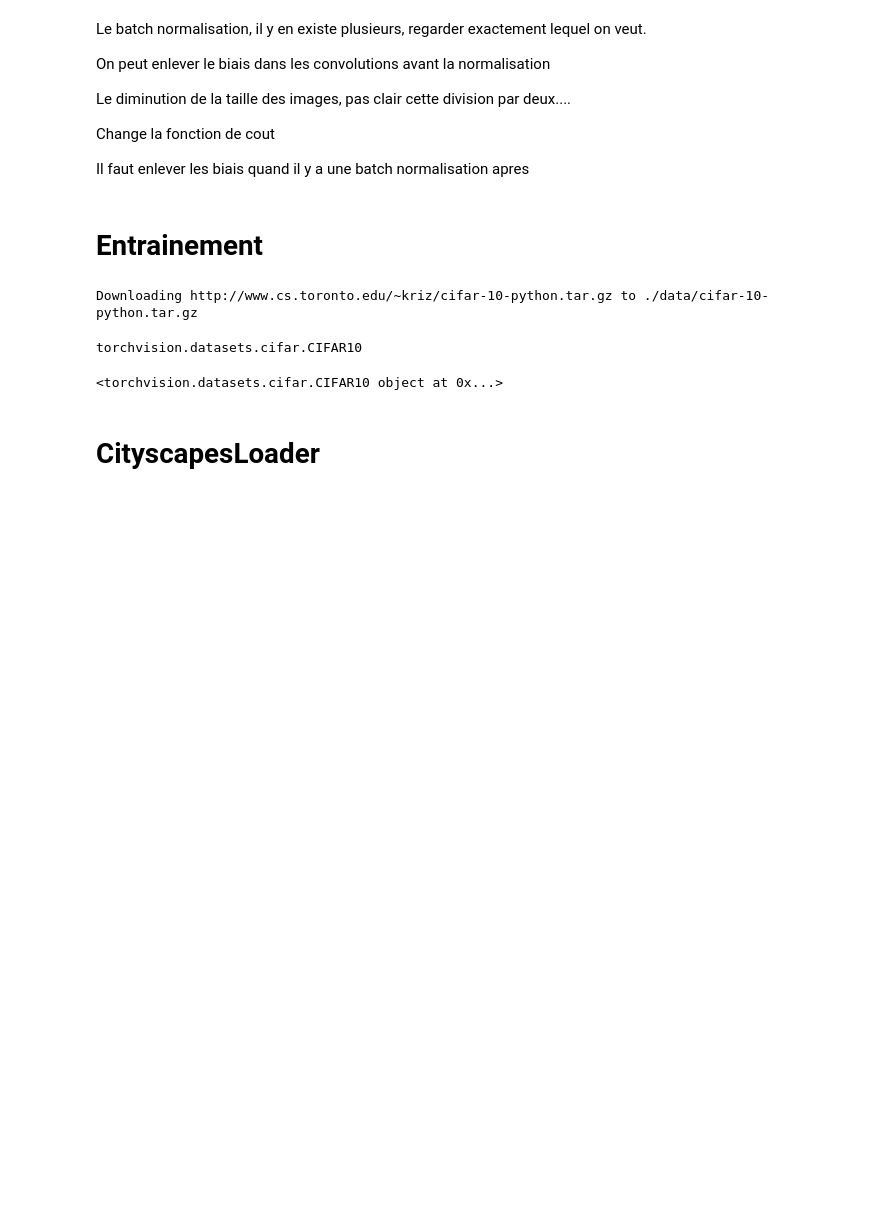
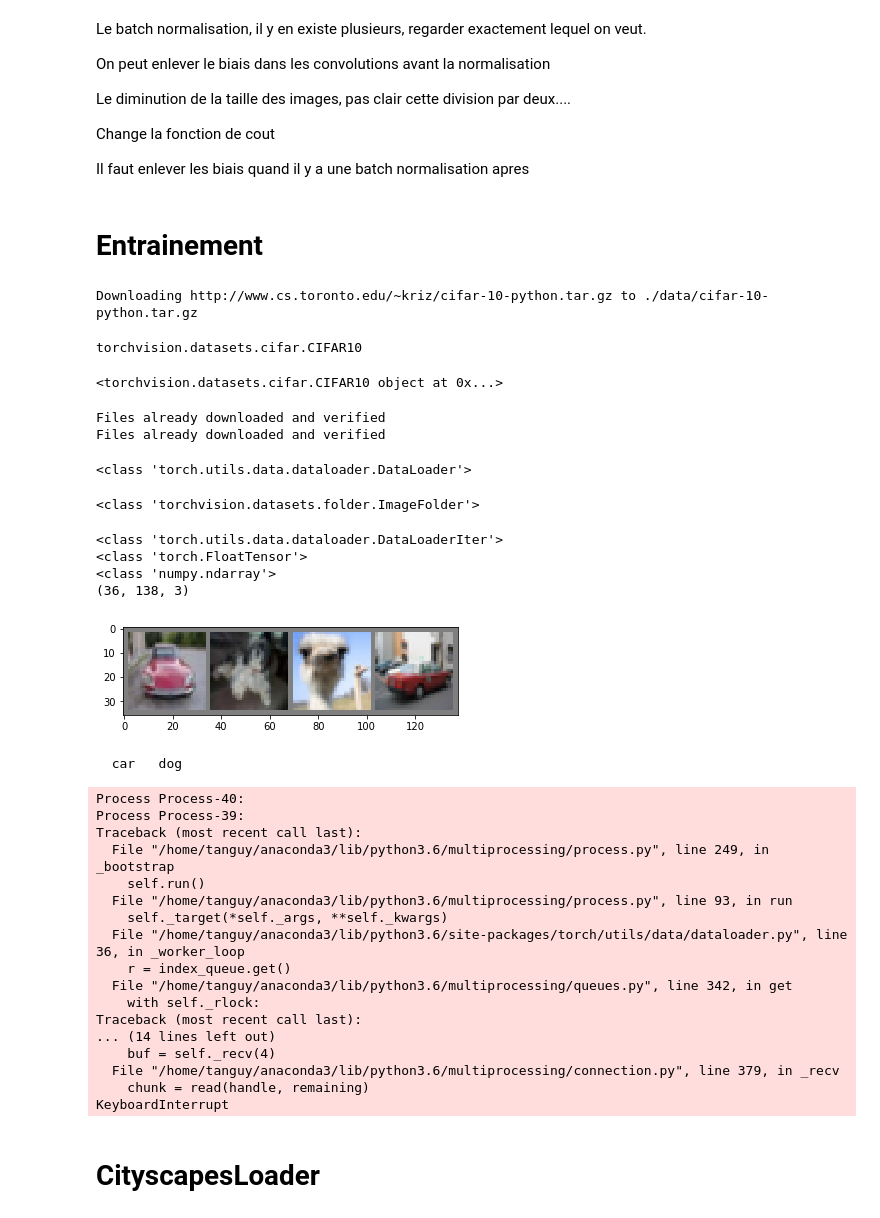
Before and after one commit to Hv0nnus/GridNet, a Jupyter notebook: main.ipynb, the cells around one changed output. Cells and saved outputs as stored; diff of their text form; code cells hidden in the pictures; blank space fills up the shorter version.

Commit message:
try to import data

```diff
--- a/main.ipynb
+++ b/main.ipynb
@@ -62,6 +66,85 @@ torchvision.datasets.cifar.CIFAR10
 print(trainset.)
 # %% [output]
 <torchvision.datasets.cifar.CIFAR10 object at 0x...>
+# %%
+transform = transforms.Compose(
+    [transforms.ToTensor(),
+     transforms.Normalize((0.5, 0.5, 0.5), (0.5, 0.5, 0.5))])
+
+trainset = torchvision.datasets.CIFAR10(root='./data', train=True,
+                                        download=True, transform=transform)
+trainloader = torch.utils.data.DataLoader(trainset, batch_size=4,
+                                          shuffle=True, num_workers=2)
+
+testset = torchvision.datasets.CIFAR10(root='./data', train=False,
+                                       download=True, transform=transform)
+testloader = torch.utils.data.DataLoader(testset, batch_size=4,
+                                         shuffle=False, num_workers=2)
+
+classes = ('plane', 'car', 'bird', 'cat',
+           'deer', 'dog', 'frog', 'horse', 'ship', 'truck')
+
+import matplotlib.pyplot as plt
+import numpy as np
+
+# functions to show an image
+# %% [output]
+Files already downloaded and verified
+Files already downloaded and verified
+# %%
+print(type(trainloader))
+# %% [output]
+<class 'torch.utils.data.dataloader.DataLoader'>
+# %%
+print(type(trainset1))
+# %% [output]
+<class 'torchvision.datasets.folder.ImageFolder'>
+# %%
+def imshow(img):
+    img = img / 2 + 0.5     # unnormalize
+    npimg = img.numpy()
+    print(type(npimg))
+    #plt.imshow(npimg)
+    a = np.transpose(npimg, (1, 2, 0))
+    print(a.shape)
+    plt.imshow(np.transpose(npimg, (1, 2, 0)))
+
+
+# get some random training images
+dataiter = iter(trainloader)
+print(type(dataiter))
+images, labels = dataiter.next()
+print(type(images))
+
+# show images
+imshow(torchvision.utils.make_grid(images))
+# print labels
+plt.show()
+print(' '.join('%5s' % classes[labels[j]] for j in range(2)))
+# %% [output]
+<class 'torch.utils.data.dataloader.DataLoaderIter'>
+<class 'torch.FloatTensor'>
+<class 'numpy.ndarray'>
+(36, 138, 3)
+[figure, added]
+  car   dog
+Process Process-40:
+Process Process-39:
+Traceback (most recent call last):
+  File "/home/tanguy/anaconda3/lib/python3.6/multiprocessing/process.py", line 249, in _bootstrap
+    self.run()
+  File "/home/tanguy/anaconda3/lib/python3.6/multiprocessing/process.py", line 93, in run
+    self._target(*self._args, **self._kwargs)
+  File "/home/tanguy/anaconda3/lib/python3.6/site-packages/torch/utils/data/dataloader.py", line 36, in _worker_loop
+    r = index_queue.get()
+  File "/home/tanguy/anaconda3/lib/python3.6/multiprocessing/queues.py", line 342, in get
+    with self._rlock:
+Traceback (most recent call last):
+... (14 lines left out)
+    buf = self._recv(4)
+  File "/home/tanguy/anaconda3/lib/python3.6/multiprocessing/connection.py", line 379, in _recv
+    chunk = read(handle, remaining)
+KeyboardInterrupt
 # %% [markdown]
 # CityscapesLoader
 # %%
```
Also changed, not shown: parts of 66 cells of this notebook.
